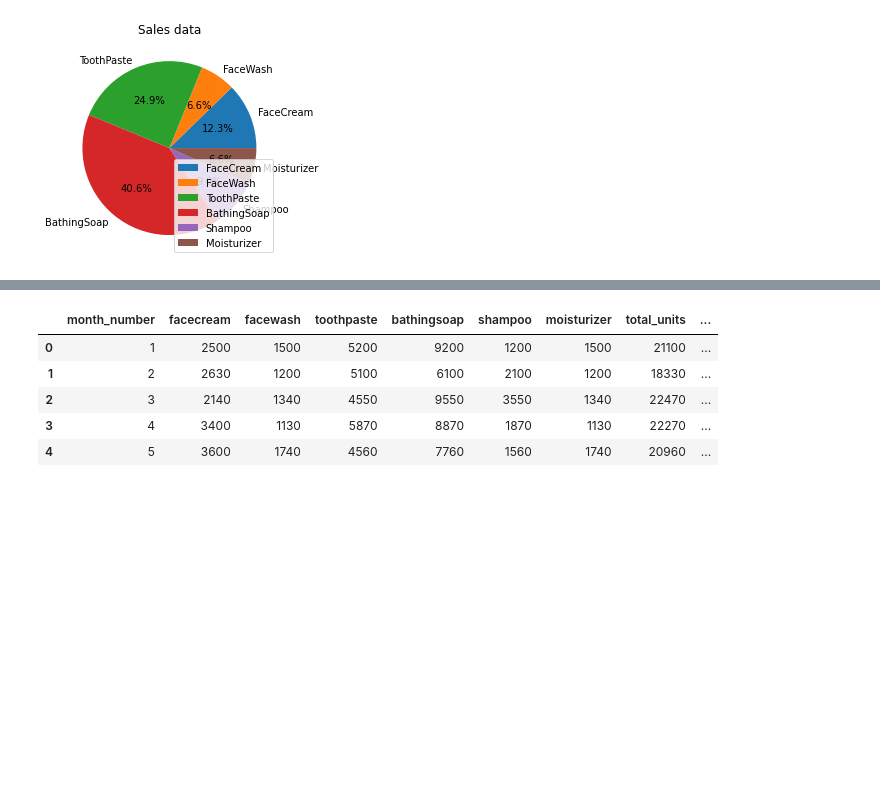
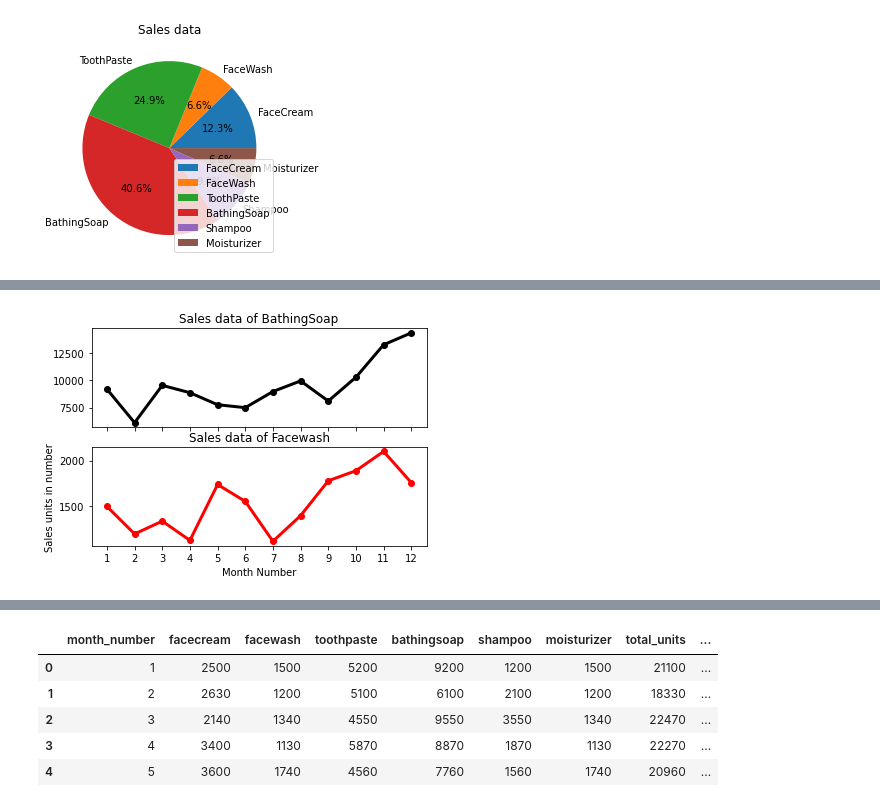
Before and after one commit to fbulbulov/AISpring-exercises, a Jupyter notebook: M1/d10_Matplotlib/Matplotlib_exercises.ipynb, the cells around one changed output, grey strips where cells are left out. Saved outputs shown, nothing was run; the diff lists cells and outputs as text; code cells hidden in the pictures; blank space fills up the shorter version.

```diff
--- a/M1/d10_Matplotlib/Matplotlib_exercises.ipynb
+++ b/M1/d10_Matplotlib/Matplotlib_exercises.ipynb
@@ -276,3 +271,24 @@ Text(0.5, 1.0, 'Sales data of facewash')
+# %%
+# Write your code here
+data = pd.read_csv(url)
+profit = data ['total_profit']
+month  = data ['month_number']
+facewash = data['facewash']
+bathingsoap=data['bathingsoap']
+
+fig,axes = plt.subplots(2, sharex=True)
+axes[0].plot (month,bathingsoap, color='k', marker="o", linewidth=3)
+axes[1].plot (month,facewash, color='r', marker="o", linewidth=3)
+
+axes[0].set_title('Sales data of BathingSoap')
+axes[1].set_title('Sales data of Facewash')
+
+plt.xlabel('Month Number')
+plt.ylabel('Sales units in number')
+plt.xticks([1,2,3,4,5,6,7,8,9,10,11,12])
+plt.show()
+# %% [output]
+[figure, added]
 # %% [markdown]
 ### Exercise 10: Read all product sales data and show it using the stack plot.
 The Stack plot should look like this:
```
Also changed, not shown: parts of 1 cell of this notebook.
